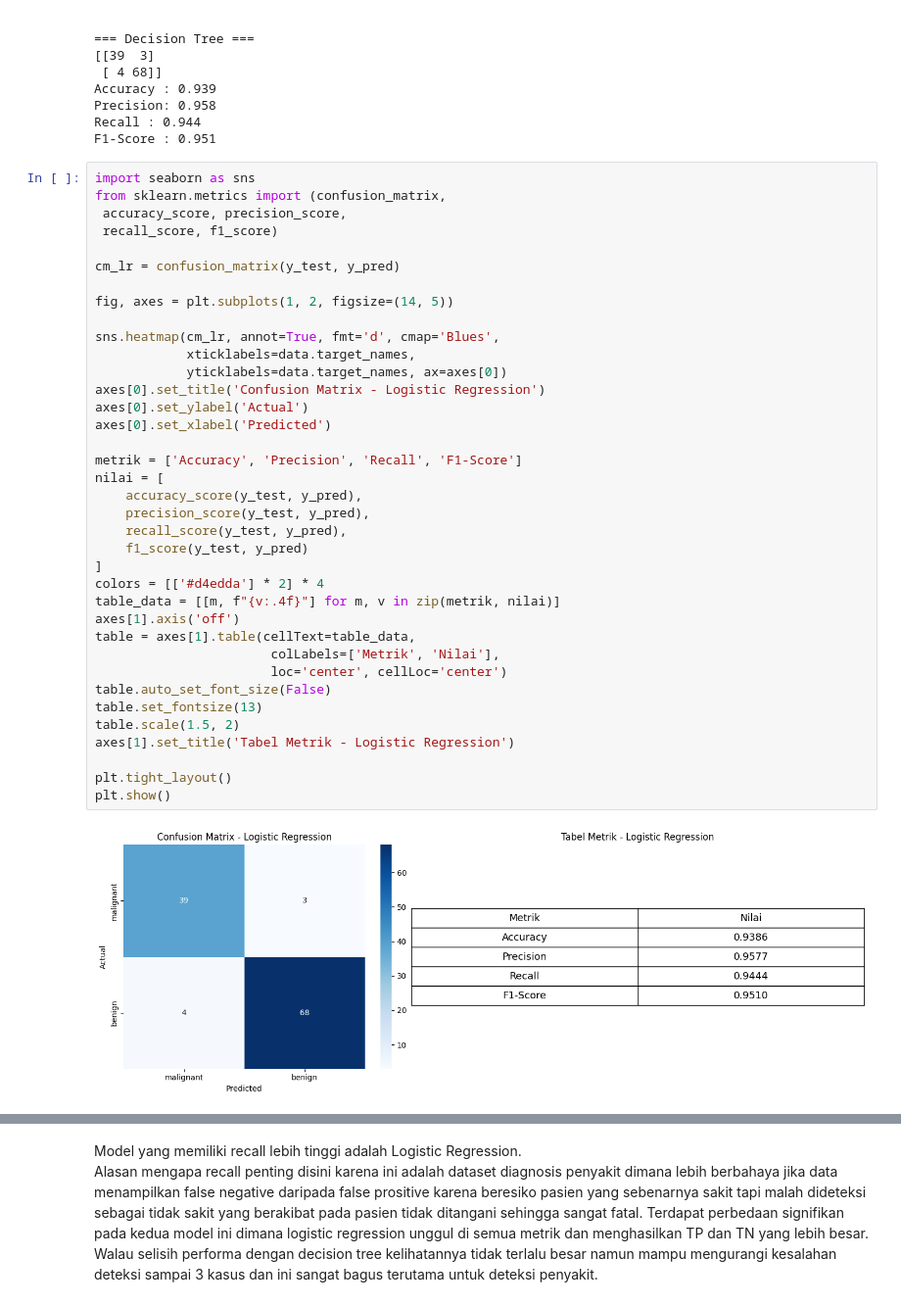
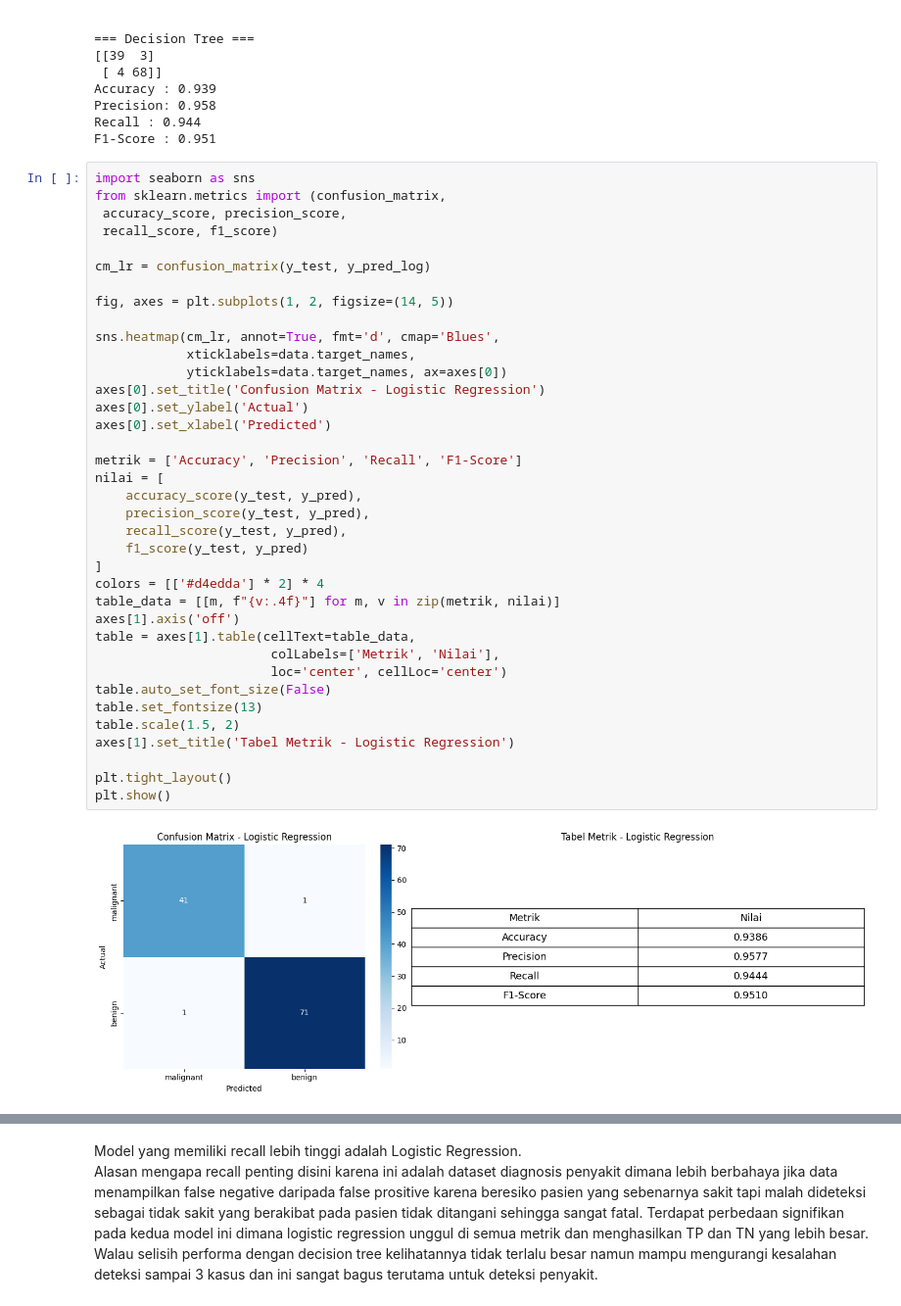
Before and after one commit to muammarzainza2000/DataScience_240401010304_Muammar-Zain-Z.A, a Jupyter notebook: Pertemuan9_Muammar_Zain_Z_A_240401010304.ipynb, the cells around one changed output, grey strips where cells are left out. Shown at 98% size. Drawn from its saved outputs; the diff is of its cells as text.

```diff
--- a/Pertemuan9_Muammar_Zain_Z_A_240401010304.ipynb
+++ b/Pertemuan9_Muammar_Zain_Z_A_240401010304.ipynb
@@ -102,36 +102,36 @@ from sklearn.metrics import (confusion_matrix,
  accuracy_score, precision_score,
  recall_score, f1_score)
 
-cm_lr = confusion_matrix(y_test, y_pred)
+cm_lr = confusion_matrix(y_test, y_pred_log)
 
 fig, axes = plt.subplots(1, 2, figsize=(14, 5))
 
 sns.heatmap(cm_lr, annot=True, fmt='d', cmap='Blues',
             xticklabels=data.target_names,
             yticklabels=data.target_names, ax=axes[0])
 axes[0].set_title('Confusion Matrix - Logistic Regression')
 axes[0].set_ylabel('Actual')
 axes[0].set_xlabel('Predicted')
 
 metrik = ['Accuracy', 'Precision', 'Recall', 'F1-Score']
 nilai = [
     accuracy_score(y_test, y_pred),
     precision_score(y_test, y_pred),
     recall_score(y_test, y_pred),
     f1_score(y_test, y_pred)
 ]
 colors = [['#d4edda'] * 2] * 4
 table_data = [[m, f"{v:.4f}"] for m, v in zip(metrik, nilai)]
 axes[1].axis('off')
 table = axes[1].table(cellText=table_data,
                        colLabels=['Metrik', 'Nilai'],
                        loc='center', cellLoc='center')
 table.auto_set_font_size(False)
 table.set_fontsize(13)
 table.scale(1.5, 2)
 axes[1].set_title('Tabel Metrik - Logistic Regression')
 
 plt.tight_layout()
 plt.show()
 # %% [output]
-[figure, old version]
+[figure, new version]
```
Also changed, not shown: parts of 1 cell of this notebook.
